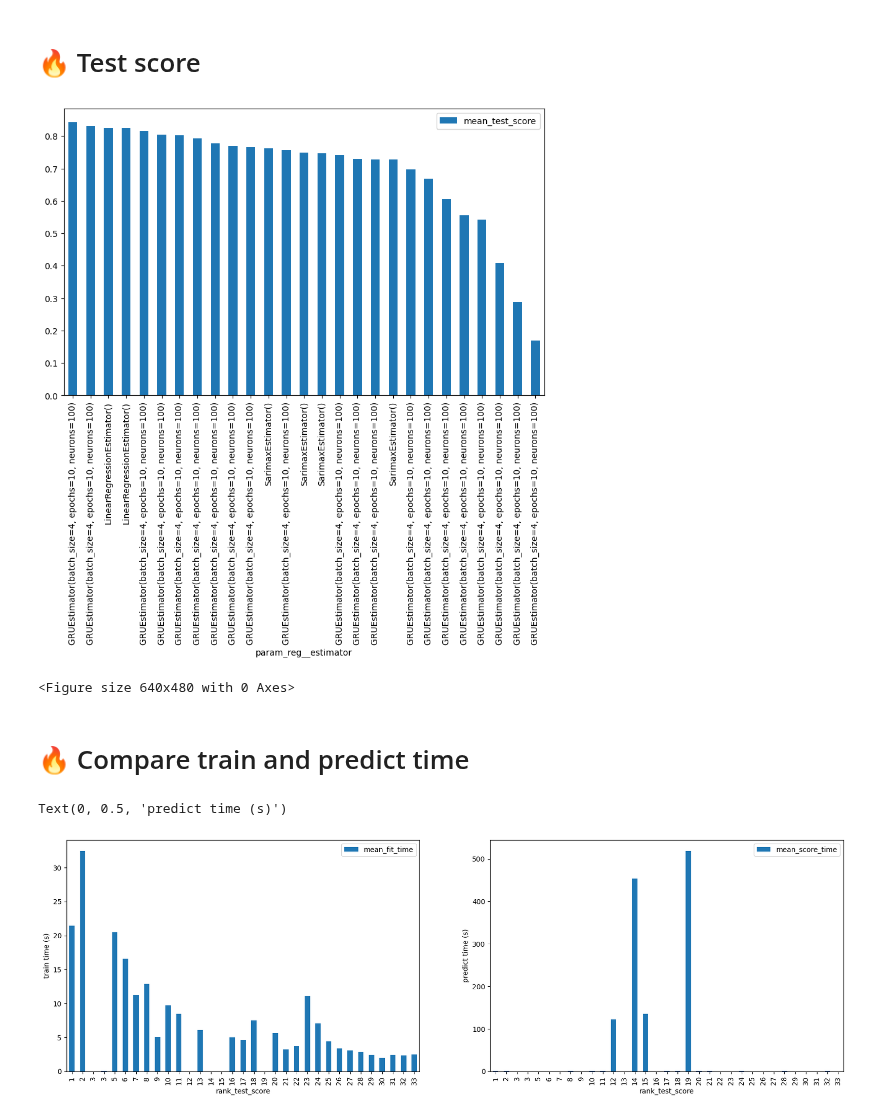
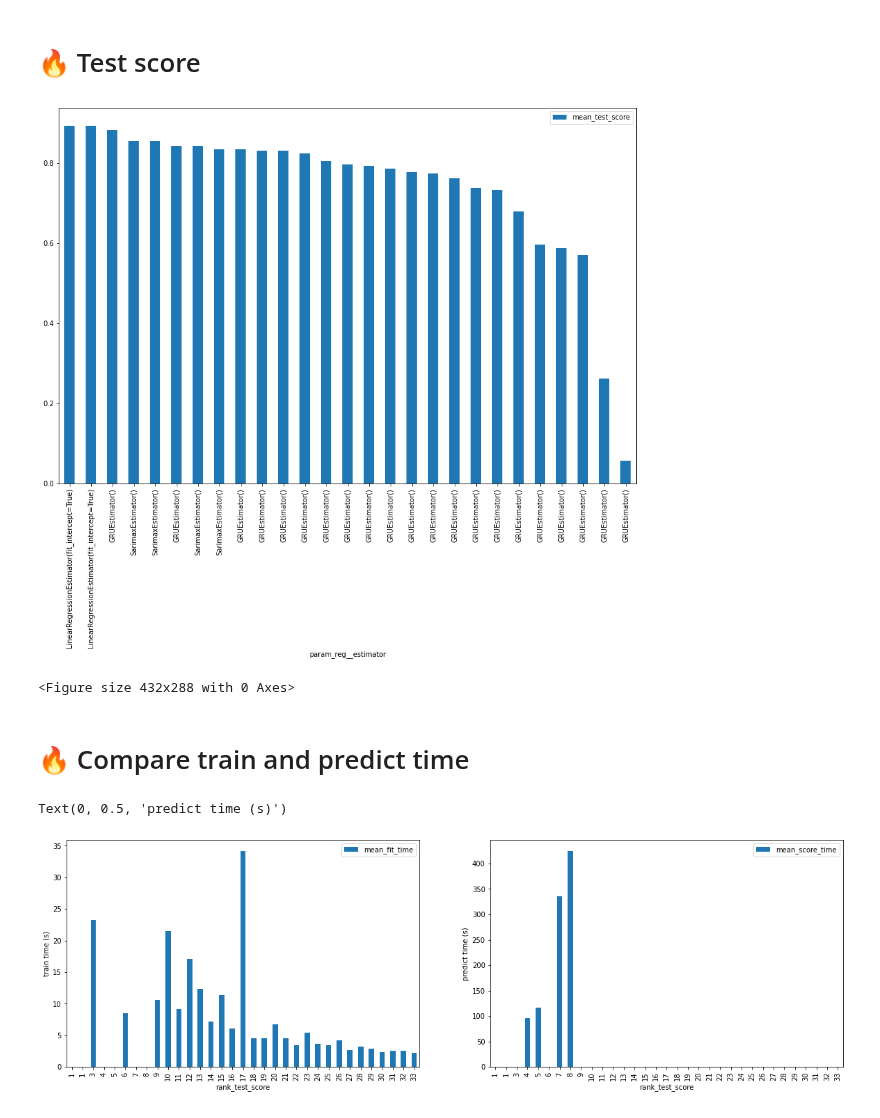
Before and after one commit to nhatruong1009/CryptoPrediction, a Jupyter notebook: src/model/visualize_scores.ipynb, the cells around one changed output. Drawn from its saved outputs; the diff is of its cells as text; code cells hidden in the pictures.

```diff
--- a/src/model/visualize_scores.ipynb
+++ b/src/model/visualize_scores.ipynb
@@ -3,16 +3,16 @@ import pandas as pd
 import plotly.express as px
 import matplotlib.pyplot as plt
 # %%
-df = pd.read_csv("../../datastore/model_scores/grid_search_cv_5_len_3000.csv")
+df = pd.read_csv("../../datastore/model_scores/grid_search_cv_5_len_2500.csv")
 # %% [markdown]
 # 🔥 Test score
 # %%
 
-df.loc[df["mean_test_score"] > 0].plot(kind="bar", x="param_reg__estimator", y="mean_test_score", figsize=(5, 10))
+df.loc[df["mean_test_score"] > 0].plot(kind="bar", x="param_reg__estimator", y="mean_test_score", figsize=(15, 10))
 fig = plt.figure()
 # %% [output]
-[figure, old version]
+[figure, new version]
-<Figure size 640x480 with 0 Axes>
+<Figure size 432x288 with 0 Axes>
 # %% [markdown]
 # 🔥 Compare train and predict time
 # %%
@@ -24,7 +24,7 @@ ax2 = df.plot(kind="bar", x="rank_test_score", y="mean_score_time", ax=axes[1])
 ax2.set_ylabel("predict time (s)")
 # %% [output]
 Text(0, 0.5, 'predict time (s)')
-[figure, old version]
+[figure, new version]
 # %%
 pd.set_option('display.max_colwidth', None)
 df[['rank_test_score','param_reg__estimator', 'mean_test_score', 'mean_fit_time', 'mean_score_time']]
```
Also changed, not shown: parts of 1 cell of this notebook.
